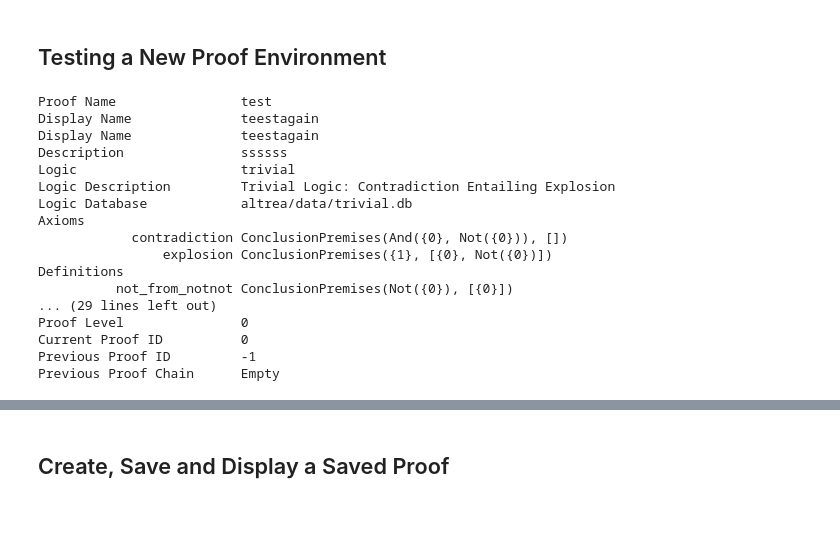
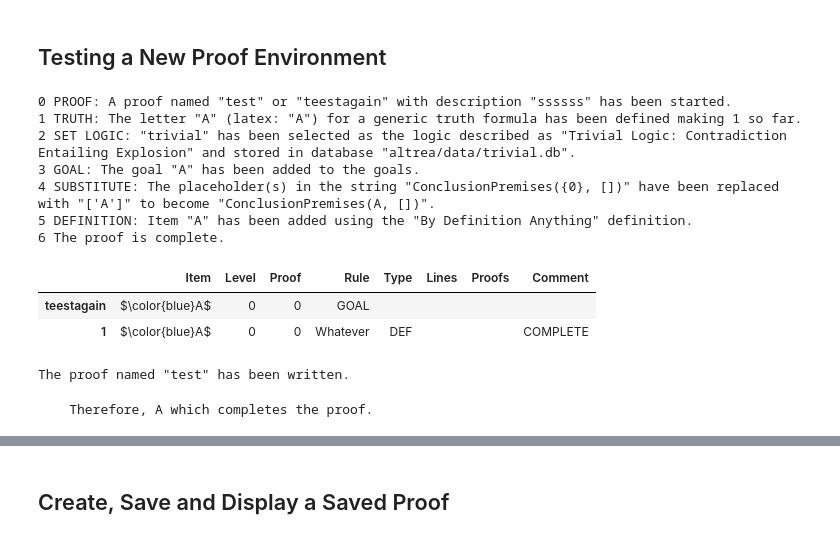
Before and after one commit to FrankHubeny/AltRea, a Jupyter notebook: trivial.ipynb, the cells around one changed output, grey strips where cells are left out. Drawn from its saved outputs; the diff is of its cells as text; code cells hidden in the pictures.

Commit message:
axiom and definition tested

```diff
--- a/trivial.ipynb
+++ b/trivial.ipynb
@@ -125,29 +125,37 @@ The logic "trivial" has no saved proofs.
 # %%
 # Examine the variable assigned to a new proof.
 
 from altrea.boolean import Wff, Or, Not, And, Implies, Iff, Necessary, Possibly
 from altrea.rules import Proof
 
 new = Proof('test','teestagain','ssssss')
 A = new.truth('A')
 new.setlogic('trivial')
+new.goal(A)
+#new.axiom('anything_goes', [A])
+new.definition('its_all_yours', [], [A])
+new.displaylog()
+new.displayproof()
 #new.statusreport(A)
-new.reportstatus()
+#new.reportstatus()
 # %% [output]
-Proof Name                test
-Display Name              teestagain
-Display Name              teestagain
-Description               ssssss
-Logic                     trivial
-Logic Description         Trivial Logic: Contradiction Entailing Explosion
-Logic Database            altrea/data/trivial.db
-Axioms
-            contradiction ConclusionPremises(And({0}, Not({0})), [])
-                explosion ConclusionPremises({1}, [{0}, Not({0})])
-Definitions
-          not_from_notnot ConclusionPremises(Not({0}), [{0}])
-... (29 lines left out)
-Proof Level               0
-Current Proof ID          0
-Previous Proof ID         -1
-Previous Proof Chain      Empty
+0 PROOF: A proof named "test" or "teestagain" with description "ssssss" has been started.
+1 TRUTH: The letter "A" (latex: "A") for a generic truth formula has been defined making 1 so far.
+2 SET LOGIC: "trivial" has been selected as the logic described as "Trivial Logic: Contradiction Entailing Explosion" and stored in database "altrea/data/trivial.db".
+3 GOAL: The goal "A" has been added to the goals.
+4 SUBSTITUTE: The placeholder(s) in the string "ConclusionPremises({0}, [])" have been replaced with "['A']" to become "ConclusionPremises(A, [])".
+5 DEFINITION: Item "A" has been added using the "By Definition Anything" definition.
+6 The proof is complete.
+|  | Item | Level | Proof | Rule | Type | Lines | Proofs | Comment |
+| teestagain | $\color{blue}A$ | 0 | 0 | GOAL |  |  |  |  |
+| 1 | $\color{blue}A$ | 0 | 0 | Whatever | DEF |  |  | COMPLETE |
+# %%
+new.writeproof()
+import altrea.data
+altrea.data.saveprooftofile(new.name, new.writtenproof)
+# %% [output]
+The proof named "test" has been written.
+# %%
+print(new.writtenproof)
+# %% [output]
+    Therefore, A which completes the proof.
```
Also changed, not shown: parts of 7 cells of this notebook, 24 other files.
